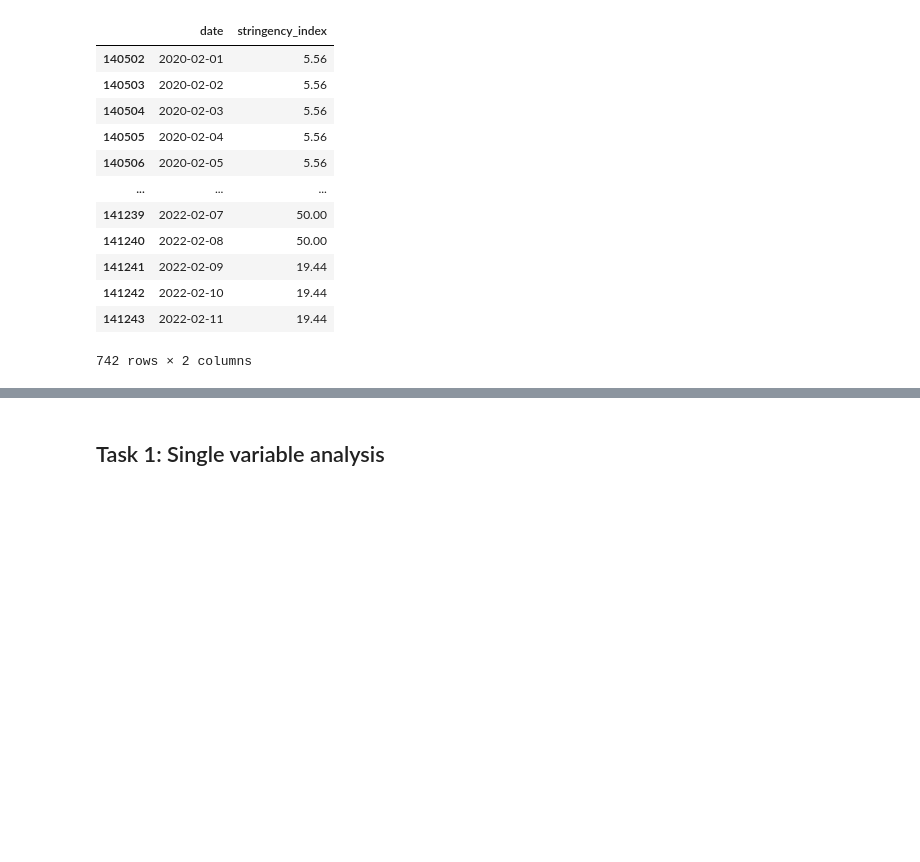
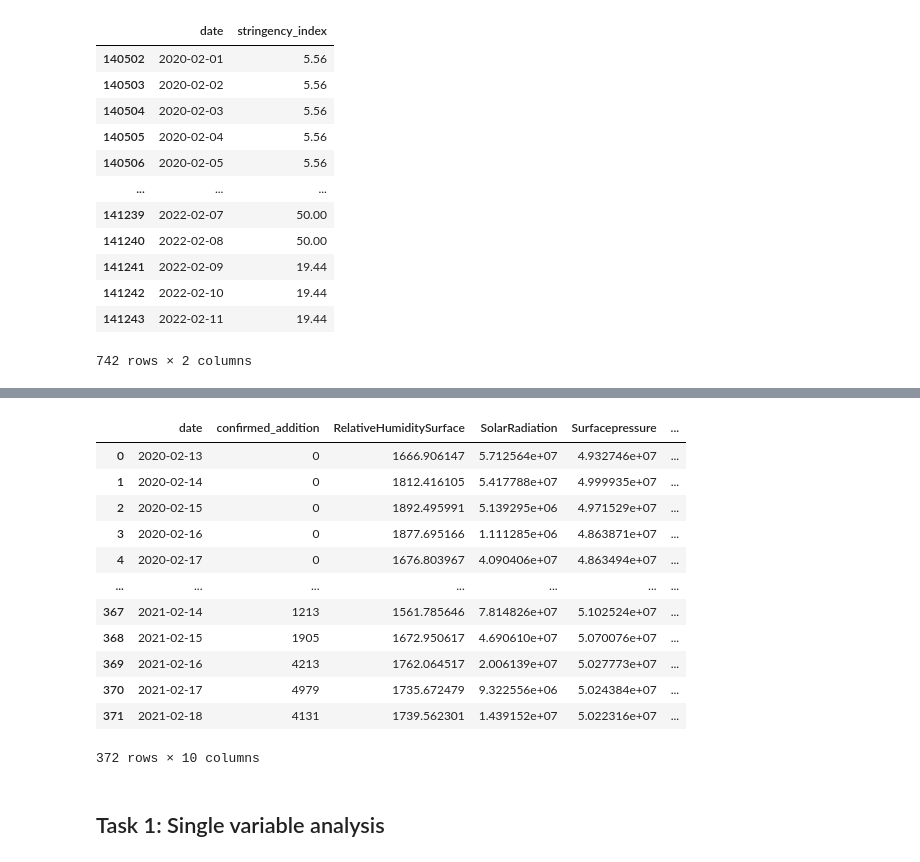
Before and after one commit to ranUser01/Covid-development-in-Sweden, a Jupyter notebook: notebooks/project_handin.ipynb, the cells around one changed output, grey strips where cells are left out. Saved outputs shown, nothing was run; the diff lists cells and outputs as text; code cells hidden in the pictures; blank space fills up the shorter version.

```diff
--- a/notebooks/project_handin.ipynb
+++ b/notebooks/project_handin.ipynb
@@ -184,3 +182,22 @@ Main dataset shape:  (7812, 12)
+# %%
+'''Creating dataset by date'''
+dataset_bydate = dataset.groupby(by = 'date').sum().reset_index()
+
+dataset_bydate
+# %% [output]
+|  | date | confirmed_addition | RelativeHumiditySurface | SolarRadiation | Surfacepressure | ... |
+| 0 | 2020-02-13 | 0 | 1666.906147 | 5.712564e+07 | 4.932746e+07 | ... |
+| 1 | 2020-02-14 | 0 | 1812.416105 | 5.417788e+07 | 4.999935e+07 | ... |
+| 2 | 2020-02-15 | 0 | 1892.495991 | 5.139295e+06 | 4.971529e+07 | ... |
+| 3 | 2020-02-16 | 0 | 1877.695166 | 1.111285e+06 | 4.863871e+07 | ... |
+| 4 | 2020-02-17 | 0 | 1676.803967 | 4.090406e+07 | 4.863494e+07 | ... |
+| ... | ... | ... | ... | ... | ... | ... |
+| 367 | 2021-02-14 | 1213 | 1561.785646 | 7.814826e+07 | 5.102524e+07 | ... |
+| 368 | 2021-02-15 | 1905 | 1672.950617 | 4.690610e+07 | 5.070076e+07 | ... |
+| 369 | 2021-02-16 | 4213 | 1762.064517 | 2.006139e+07 | 5.027773e+07 | ... |
+| 370 | 2021-02-17 | 4979 | 1735.672479 | 9.322556e+06 | 5.024384e+07 | ... |
+| 371 | 2021-02-18 | 4131 | 1739.562301 | 1.439152e+07 | 5.022316e+07 | ... |
+372 rows × 10 columns
 # %% [markdown]
 <h2> Task 1: Single variable analysis  </h2>
 # %% [markdown]
```
Also changed, not shown: parts of 10 cells of this notebook.
